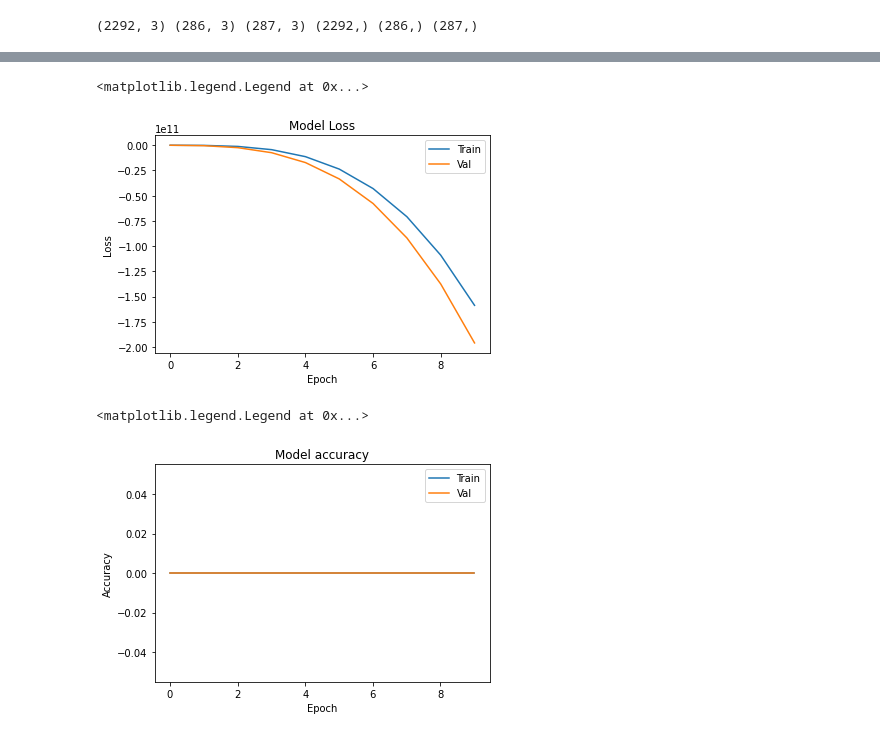
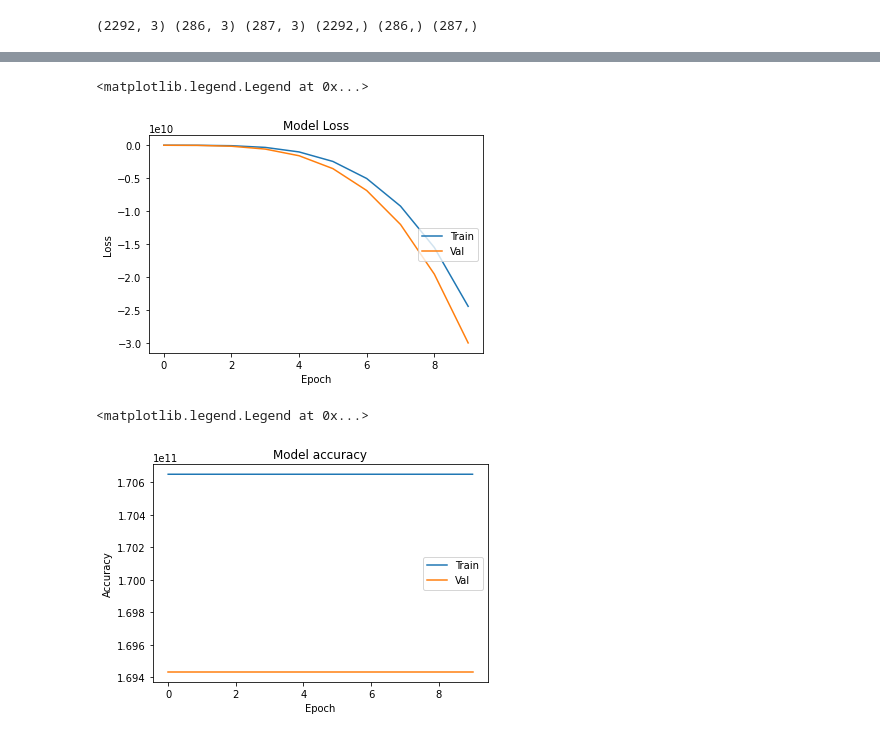
Before and after one commit to marinahobday/housingProject3, a Jupyter notebook: Housing_Prices__ANNetwork.ipynb, the cells around one changed output, grey strips where cells are left out. Saved outputs shown, nothing was run; the diff lists cells and outputs as text; code cells hidden in the pictures.

```diff
--- a/Housing_Prices__ANNetwork.ipynb
+++ b/Housing_Prices__ANNetwork.ipynb
@@ -84,7 +88,10 @@ print(X_train.shape, X_val.shape, X_test.shape, Y_train.shape, Y_val.shape, Y_te
 #Build the model and the layer structure of the deep neural network
 
 model = Sequential()  #initializes ANN
-model.add(Dense(units=8, activation='relu',input_dim=3))  #layer with 8 neurons
-model.add(Dense(units=8, activation='relu'))  #layer
-model.add(Dense(units=8, activation='relu'))  #layer
+model.add(Dense(units=32, activation='relu',input_dim=3))  #layer with 8 neurons
+#model.add(Dropout(0.1))
+model.add(Dense(units=32, activation='relu'))  #layer
+#model.add(Dropout(0.1))
+model.add(Dense(units=32, activation='relu'))  #layer
+#model.add(Dropout(0.1))
 model.add(Dense(units=1, activation='softmax'))  #layer # 1 neuron
@@ -94,14 +120,15 @@ model.add(Dense(units=1, activation='softmax'))  #layer # 1 neuron
 
 model.compile(optimizer='adam',
               loss='binary_crossentropy',
-              metrics=['acc']
+              metrics=['MSE']
               )
 # %%
 #Fit the model to the training data
 hist = model.fit(
     X_train, Y_train,
-    batch_size=8,
+    batch_size=32,
     epochs=10,
     shuffle=True,
-    validation_data=(X_val, Y_val)
+    #verbose=2,
+    validation_data=(X_test, Y_test)
 )
@@ -157,22 +149,22 @@ array([[1.],
 # %%
 #Visualize the TRAINING LOSS and VALIDATION LOSS to see if the model is overfitting
 plt.plot(hist.history['loss'])
 plt.plot(hist.history['val_loss'])
 plt.title('Model Loss')
 plt.ylabel('Loss')
 plt.xlabel('Epoch')
-plt.legend(['Train', 'Val'], loc="upper right")
+plt.legend(['Train', 'Val'], loc="center right")
 # %% [output]
 <matplotlib.legend.Legend at 0x...>
-[figure, old version]
+[figure, new version]
 # %%
 #Visualize the TRAINING ACCURACY and VALIDATION ACCURACY to see if the model is overfitting
-plt.plot(hist.history['acc'])
-plt.plot(hist.history['val_acc'])
+plt.plot(hist.history['MSE'])
+plt.plot(hist.history['val_MSE'])
 plt.title('Model accuracy')
 plt.ylabel('Accuracy')
 plt.xlabel('Epoch')
-plt.legend(['Train', 'Val'], loc="upper right")
+plt.legend(['Train', 'Val'], loc="center right")
 # %% [output]
 <matplotlib.legend.Legend at 0x...>
-[figure, old version]
+[figure, new version]
```
Also changed, not shown: parts of 8 cells of this notebook.
